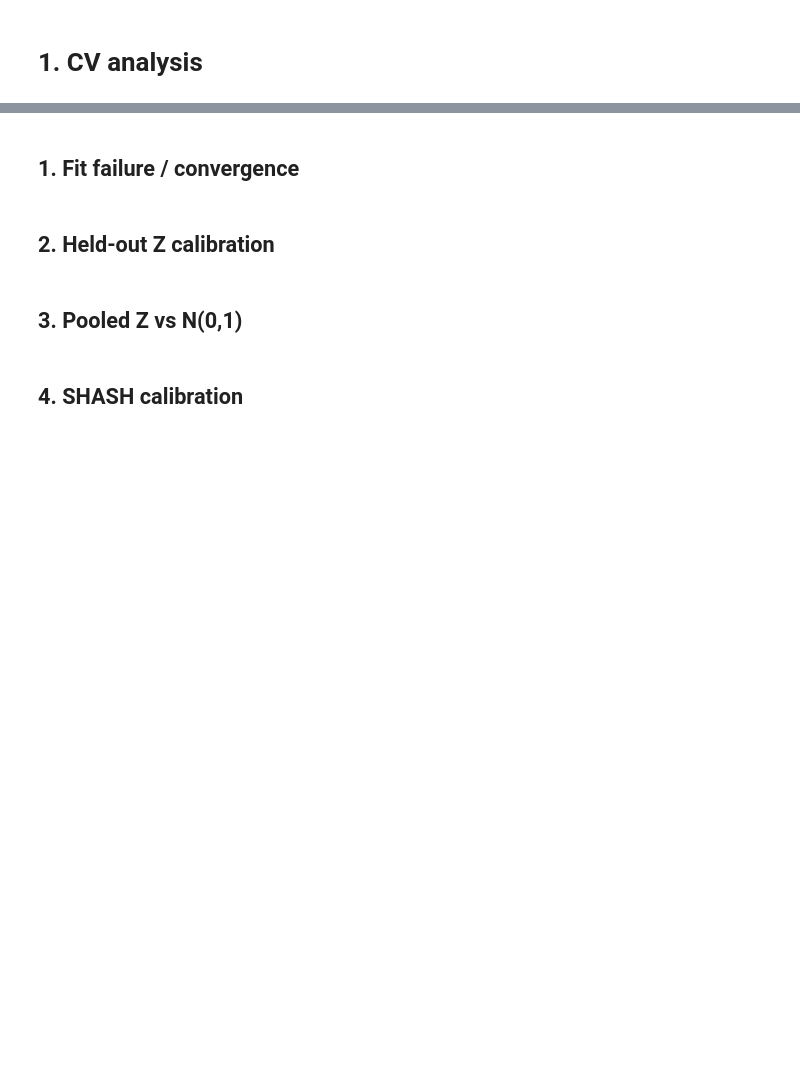
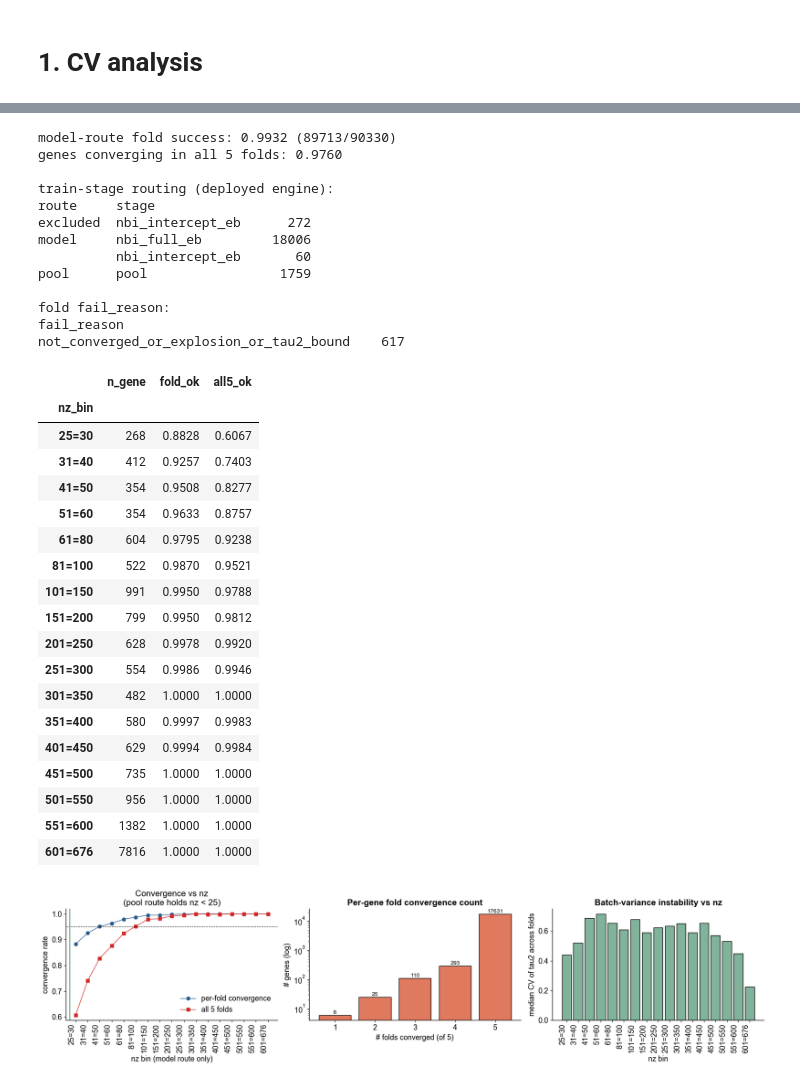
Before and after one commit to jmj3078/cfRNA_Disentaglement, a Jupyter notebook: MixedEffectsModeling/1_cv_analysis.ipynb, the cells around one changed output, grey strips where cells are left out. Cells and saved outputs as stored; diff of their text form; code cells hidden in the pictures; blank space fills up the shorter version.

```diff
--- a/MixedEffectsModeling/1_cv_analysis.ipynb
+++ b/MixedEffectsModeling/1_cv_analysis.ipynb
@@ -25,8 +25,10 @@ FIG.mkdir(parents=True, exist_ok=True)
 # Reference values a correctly-specified normative model must hit on held-out HC (a true null).
 TARGET = {'mean_z': 0.0, 'std_z': 1.0, 'exceed': 0.05, 'med_z2': 0.4549}  # med_z2 = median of chi2(df=1)
 
-NZ_BINS = [24, 30, 40, 50, 60, 80, 100, 150, 200, 300, 676]
-NZ_LABELS = ['25-30', '31-40', '41-50', '51-60', '61-80', '81-100', '101-150', '151-200', '201-300', '301+']
+NZ_BINS = [24, 30, 40, 50, 60, 80, 100, 150, 200, 250, 300, 350, 400, 450, 500, 550, 600, 676]
+NZ_LABELS = [
+    f'{NZ_BINS[i]+1}={NZ_BINS[i+1]}' for i in range(0, len(NZ_BINS)-1)
+]
 # %%
 # 0. Load CV artifacts
 fold = pd.read_csv(CV / 'fold_stats.csv')
@@ -51,5 +69,3 @@ display(cv.groupby('route_stage').agg(
-# %% [markdown]
-## 1. Fit failure / convergence
 # %%
 '''
 1. Fit failure / convergence
@@ -66,40 +82,72 @@ by_nz['all5_ok'] = cv[cv.route == 'model'].groupby('nz_bin', observed=True)['sta
 print(f"model-route fold success: {fold['ok'].mean():.4f} ({int(fold['ok'].sum())}/{len(fold)})")
 print(f"genes converging in all 5 folds: {cv.loc[cv.route == 'model', 'stable'].mean():.4f}")
 print(f"\ntrain-stage routing (deployed engine):\n"
       f"{train.groupby(['route', 'stage'], dropna=False).size().to_string()}")
 print(f"\nfold fail_reason:\n{fold.loc[~fold['ok'], 'fail_reason'].fillna('(blank)').value_counts().to_string()}")
 display(by_nz.round(4))
 
-fig, axes = plt.subplots(1, 3, figsize=(16, 4.5))
+fig, axes = plt.subplots(1, 3, figsize=(18, 4.5))
 x = np.arange(len(by_nz))
 axes[0].plot(x, by_nz['fold_ok'], marker='o', color='#2b5c8f', label='per-fold convergence')
 axes[0].plot(x, by_nz['all5_ok'], marker='s', color='#d62828', label='all 5 folds')
 axes[0].axhline(0.95, color='black', linewidth=0.8, linestyle='--')
 axes[0].axvline(-0.5, color='#81b29a', linewidth=2)
-axes[0].set_xticks(x); axes[0].set_xticklabels(by_nz.index, rotation=45, ha='right')
+axes[0].set_xticks(x); axes[0].set_xticklabels(by_nz.index, rotation=90, ha='right')
 axes[0].set_ylabel('convergence rate'); axes[0].set_xlabel('nz bin (model route only)')
-axes[0].set_title(f'Convergence vs nz\n(pool route holds nz < {config.NZ_A_MAX})', fontsize=11, fontweight='bold')
-axes[0].legend(frameon=False, fontsize=9)
+axes[0].set_title(f'Convergence vs nz\n(pool route holds nz < {config.NZ_A_MAX})')
+axes[0].legend(frameon=False)
 
 nfold = cv.loc[cv.route == 'model', 'n_fold_ok'].value_counts().sort_index()
 axes[1].bar(nfold.index.astype(int), nfold.values, color='#e07a5f', edgecolor='black')
 axes[1].set_yscale('log')
 axes[1].set_xlabel('# folds converged (of 5)'); axes[1].set_ylabel('# genes (log)')
-axes[1].set_title('Per-gene fold convergence count', fontsize=11, fontweight='bold')
+axes[1].set_title('Per-gene fold convergence count',fontweight='bold')
 for i, v in zip(nfold.index.astype(int), nfold.values):
-    axes[1].text(i, v, str(int(v)), ha='center', va='bottom', fontsize=8)
+    axes[1].text(i, v, str(int(v)), ha='center', va='bottom')
 
 # tau2 is refit per fold; its spread across folds is a second, continuous stability read-out that
 # does not depend on the binary convergence flag.
 t2 = fold_nz[fold_nz['ok']].groupby('gene').agg(tau2_cv=('tau2', lambda v: v.std() / max(v.mean(), 1e-9)),
                                                 nz=('nz', 'first'))
 t2['nz_bin'] = pd.cut(t2['nz'], bins=NZ_BINS, labels=NZ_LABELS)
 med = t2.groupby('nz_bin', observed=True)['tau2_cv'].median()
 axes[2].bar(np.arange(len(med)), med.values, color='#81b29a', edgecolor='black')
-axes[2].set_xticks(np.arange(len(med))); axes[2].set_xticklabels(med.index, rotation=45, ha='right')
+axes[2].set_xticks(np.arange(len(med))); axes[2].set_xticklabels(med.index, rotation=90, ha='right')
 axes[2].set_ylabel('median CV of tau2 across folds'); axes[2].set_xlabel('nz bin')
-axes[2].set_title('Batch-variance instability vs nz', fontsize=11, fontweight='bold')
+axes[2].set_title('Batch-variance instability vs nz',fontweight='bold')
 
 plt.tight_layout(); plt.savefig(FIG / 'cv_convergence.png', dpi=150, bbox_inches='tight'); plt.show()
+# %% [output]
+model-route fold success: 0.9932 (89713/90330)
+genes converging in all 5 folds: 0.9760
+
+train-stage routing (deployed engine):
+route     stage
+excluded  nbi_intercept_eb      272
+model     nbi_full_eb         18006
+          nbi_intercept_eb       60
+pool      pool                 1759
+
+fold fail_reason:
+fail_reason
+not_converged_or_explosion_or_tau2_bound    617
+|  | n_gene | fold_ok | all5_ok |
+| nz_bin |  |  |  |
+| 25=30 | 268 | 0.8828 | 0.6067 |
+| 31=40 | 412 | 0.9257 | 0.7403 |
+| 41=50 | 354 | 0.9508 | 0.8277 |
+| 51=60 | 354 | 0.9633 | 0.8757 |
+| 61=80 | 604 | 0.9795 | 0.9238 |
+| 81=100 | 522 | 0.9870 | 0.9521 |
+| 101=150 | 991 | 0.9950 | 0.9788 |
+| 151=200 | 799 | 0.9950 | 0.9812 |
+| 201=250 | 628 | 0.9978 | 0.9920 |
+| 251=300 | 554 | 0.9986 | 0.9946 |
+| 301=350 | 482 | 1.0000 | 1.0000 |
+| 351=400 | 580 | 0.9997 | 0.9983 |
+| 401=450 | 629 | 0.9994 | 0.9984 |
+| 451=500 | 735 | 1.0000 | 1.0000 |
+| 501=550 | 956 | 1.0000 | 1.0000 |
+| 551=600 | 1382 | 1.0000 | 1.0000 |
+| 601=676 | 7816 | 1.0000 | 1.0000 |
+[figure, added]
-# %% [markdown]
-## 2. Held-out Z calibration
@@ -166,2 +153,0 @@ print(f"\nfalse-flag rate vs nominal {nominal:.5f}: "
-# %% [markdown]
-## 3. Pooled Z vs N(0,1)
@@ -206,2 +153,0 @@ plt.tight_layout(); plt.savefig(FIG / 'cv_z_qq.png', dpi=150, bbox_inches='tight
-# %% [markdown]
-## 4. SHASH calibration
```
Also changed, not shown: parts of 14 cells of this notebook, 18 other files.
